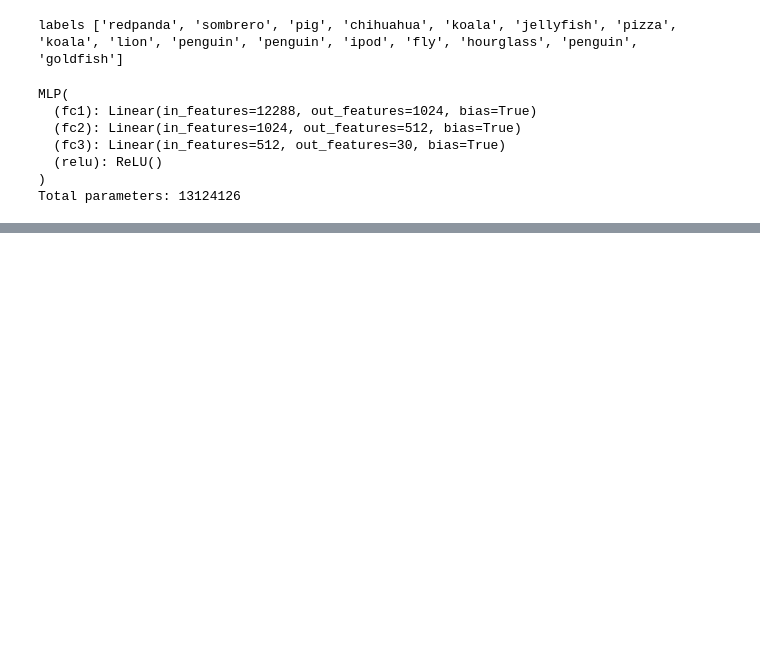
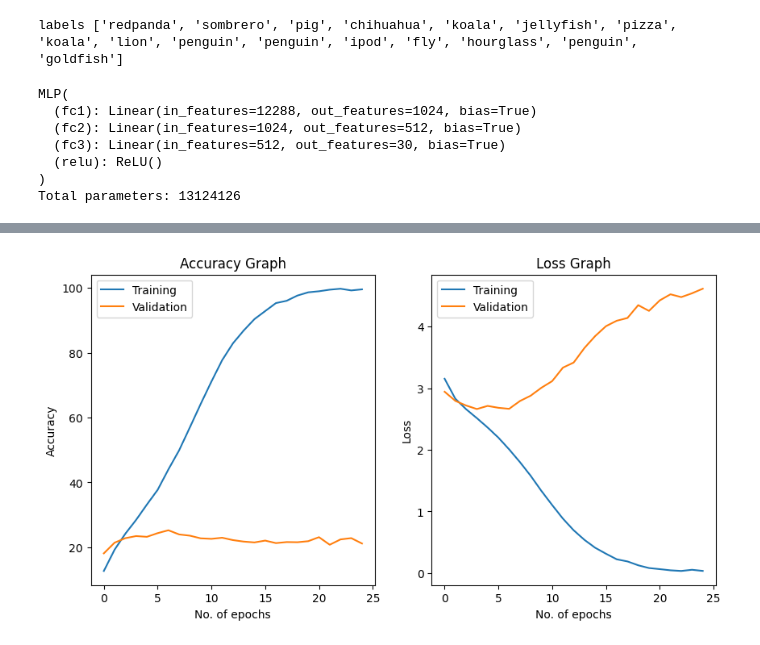
Before and after one commit to AbhAy120204/Computer-vision-image-classification-, a Jupyter notebook: image_classification.ipynb, the cells around one changed output, grey strips where cells are left out. Saved outputs shown, nothing was run; the diff lists cells and outputs as text; code cells hidden in the pictures; blank space fills up the shorter version.

Commit message:
Training and validating model

```diff
--- a/image_classification.ipynb
+++ b/image_classification.ipynb
@@ -175,0 +267,15 @@ Total parameters: 13124126
+# %%
+# Define top-*k* accuracy
+def topk_accuracy(output, target, topk=(1,)):
+    """Computes the precision@k for the specified values of k"""
+    maxk = max(topk)
+    batch_size = target.size(0)
+    _, pred = output.topk(maxk, 1, True, True)
+    pred = pred.t()
+    correct = pred.eq(target.view(1, -1).expand_as(pred))
+
+    res = []
+    for k in topk:
+        correct_k = correct[:k].view(-1).float().sum(0)
+        res.append(correct_k.mul_(100.0 / batch_size))
+    return res
@@ -175,0 +328,39 @@ Total parameters: 13124126
+# %%
+# This function will train and validate the model for specific number of epochs
+def mlp_model_train(model, num_epochs, lr ,filename):
+    train_loss_list = []
+    train_acc_list = []
+    val_loss_list = []
+    val_acc_list = []
+
+    criterion = model.loss_function()
+    optimizer = model.optimizer_function(learning_rate = lr)
+
+    train_loader = training_dataloader
+    val_loader = validation_dataloader
+
+    # Loop over the specified number of epochs
+    for epoch in range(num_epochs):
+        train_loss, train_acc = train(model, train_loader, criterion, optimizer, device)
+        val_loss, val_acc = validate(model, val_loader, criterion, device)
+
+        train_loss_list.append(train_loss)
+        train_acc_list.append(train_acc)
+        val_loss_list.append(val_loss)
+        val_acc_list.append(val_acc)
+
+        print(f"Epoch: {epoch+1}/{num_epochs} Train Loss: {train_loss:.4f}, Train Accuracy: {train_acc:.2f}%, Validation Loss: {val_loss:.4f}, Validation Accuracy: {val_acc:.2f}% ")
+
+    # Save the training and validation loss and accuracy values to a CSV file
+    df = pd.DataFrame({'Training Accuracy': train_acc_list, 'Training Loss': train_loss_list, 'Validation Accuracy': val_acc_list, 'Validation Loss': val_loss_list})
+    df.to_csv(filename, index=False)
+
+# Creating an instance of the MLP class
+mlp_model = MLP(input_size=64*64*3, hidden_size1=1024, hidden_size2=512, num_classes=30).to(device)
+
+# Train the MLP model with 25 epochs and a learning rate of 0.001
+mlp_model_train(mlp_model, num_epochs=25, lr=0.001, filename="mlp_basemodel.csv")
+
+# Display the graph of training and validation accuracy and loss across each epoch
+plotgraph(filename="mlp_basemodel.csv", num_epochs=25)
+# %% [output]
@@ -175,0 +384 @@ Total parameters: 13124126
+[figure, added]
```
Also changed, not shown: parts of 5 cells of this notebook.
